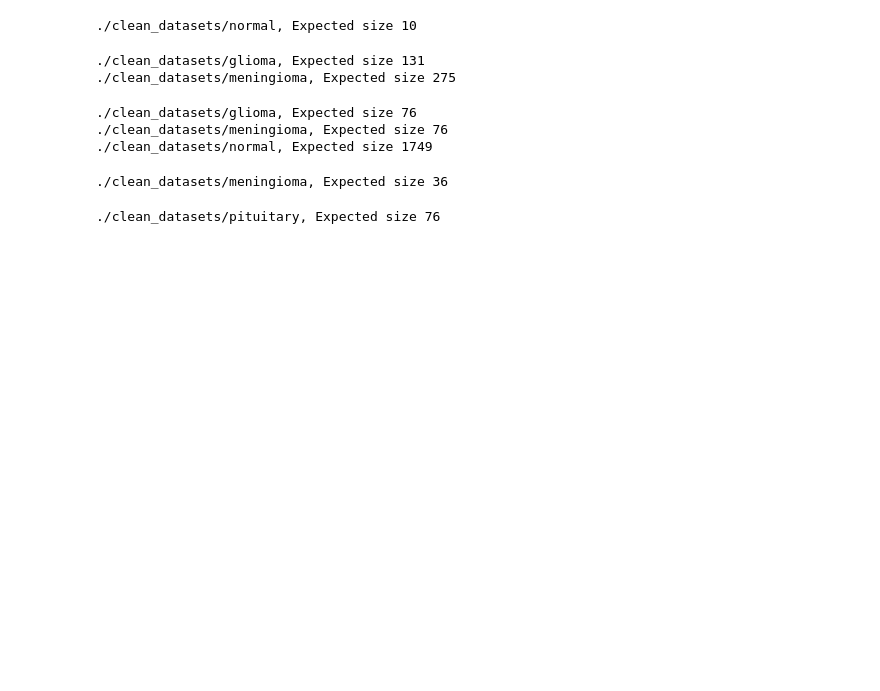
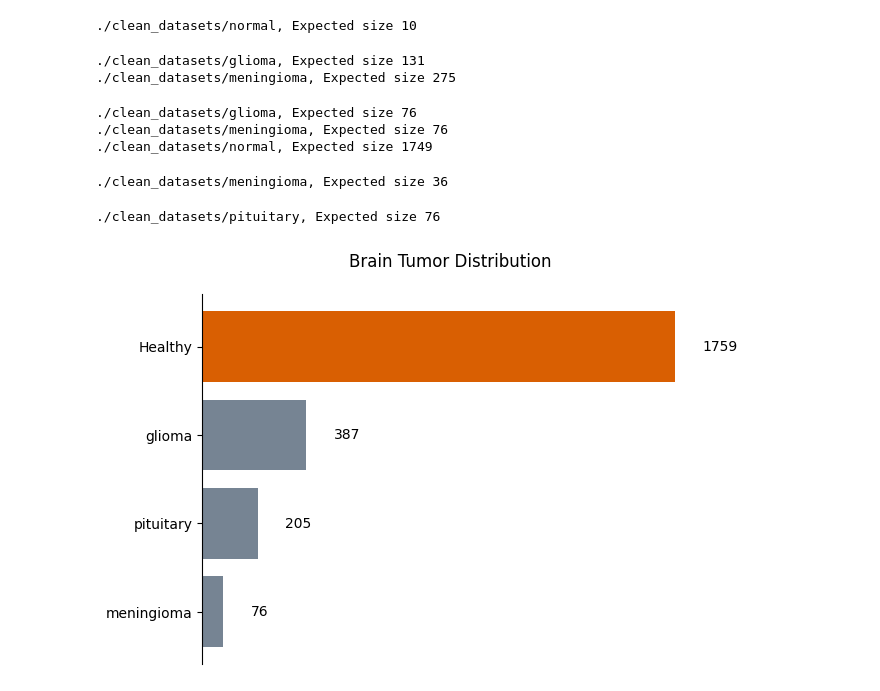
Before and after one commit to LV6LASERLOTUS/DAT490, a Jupyter notebook: image-preprocessing.ipynb, the cells around one changed output. Saved outputs shown, nothing was run; the diff lists cells and outputs as text; code cells hidden in the pictures; blank space fills up the shorter version.

Commit message:
Add distribution chart

```diff
--- a/image-preprocessing.ipynb
+++ b/image-preprocessing.ipynb
@@ -204,3 +204,31 @@ print(f'{destionation}, Expected size {len(os.listdir(source))}')
 resizeAndSave(source,destionation,'pituitary',['bmp','jpg'])
 # %% [output]
 ./clean_datasets/pituitary, Expected size 76
+# %%
+meningioma = len(os.listdir('./clean_datasets/meningioma'))
+pituitary = len(os.listdir('./clean_datasets/pituitary'))
+glioma = len(os.listdir('./clean_datasets/glioma'))
+normal = len(os.listdir('./clean_datasets/normal'))
+# %%
+colors=['#768493','#768493','#768493','#d95f02']
+
+x =['meningioma','pituitary','glioma','Healthy']
+y = [meningioma,pituitary,glioma,normal]
+y.sort()
+
+fig, ax = plt.subplots()
+
+bars = ax.barh(x,y, color=colors)
+
+ax.set_title('Brain Tumor Distribution', pad=20)
+ax.set_xlabel('Number of Images')
+
+# Styling
+ax.spines[['right','top','bottom']].set_visible(False)
+ax.xaxis.set_visible(False)
+
+ax.bar_label(bars, padding=20)
+
+plt.show()
+# %% [output]
+[figure, added]
```
Also changed, not shown: parts of 1 cell of this notebook.
